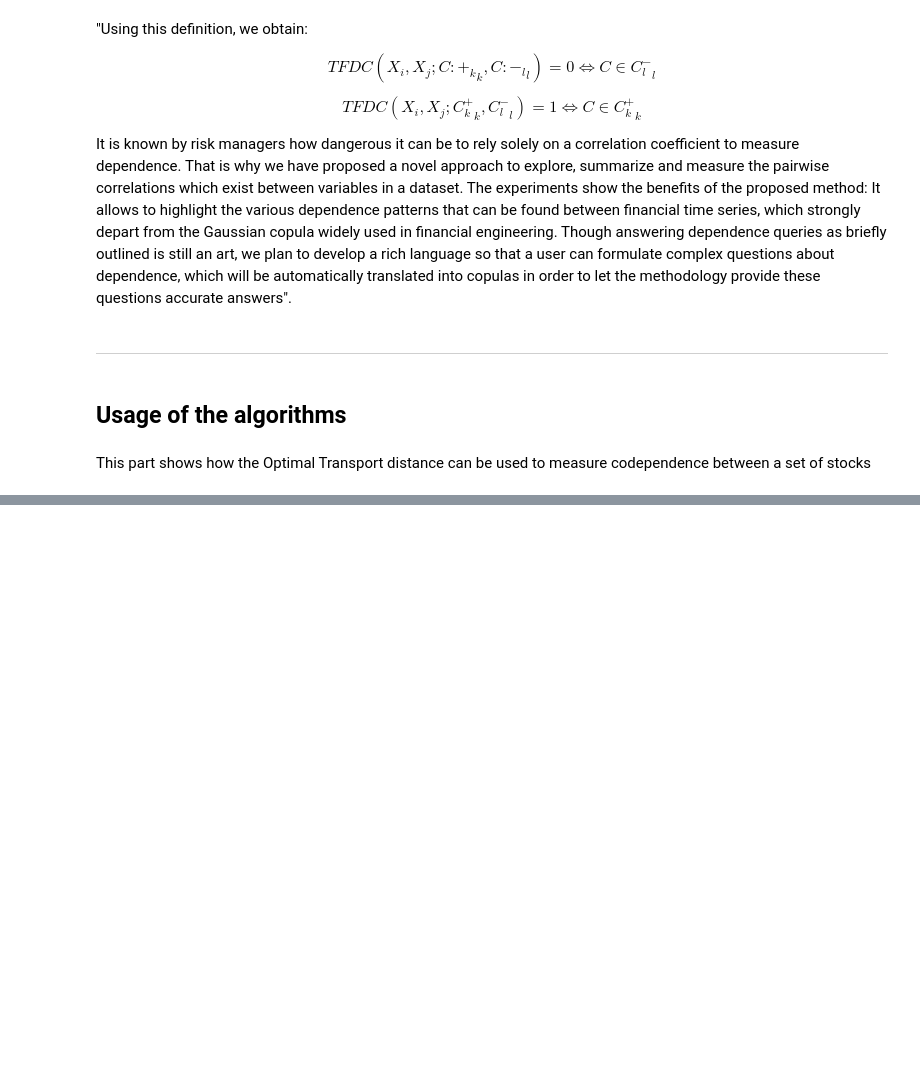
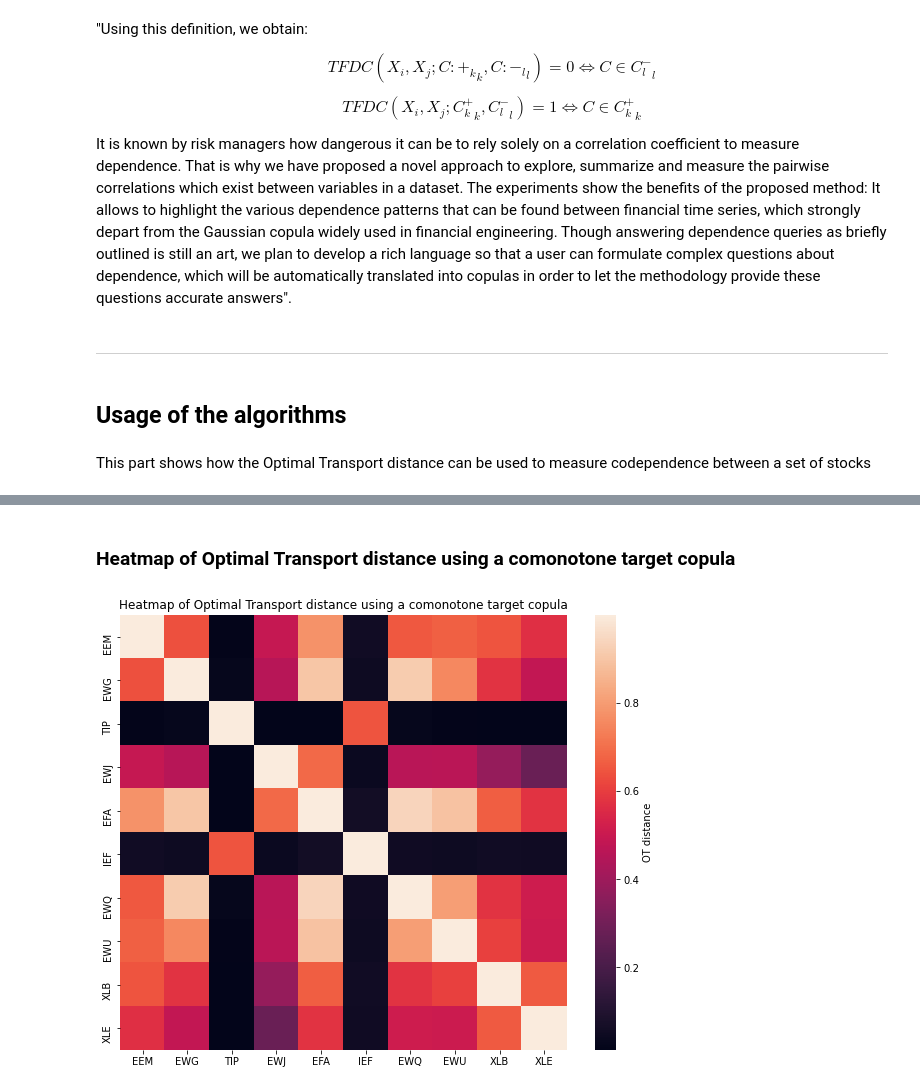
Before and after one commit to supriseDr/research, a Jupyter notebook: Codependence/Optimal Transport/optimal_transport.ipynb, the cells around one changed output, grey strips where cells are left out. Drawn from its saved outputs; the diff is of its cells as text; code cells hidden in the pictures; blank space fills up the shorter version.

```diff
--- a/Codependence/Optimal Transport/optimal_transport.ipynb
+++ b/Codependence/Optimal Transport/optimal_transport.ipynb
@@ -162,0 +166,9 @@ This part shows how the Optimal Transport distance can be used to measure codepe
+# %%
+# Loading the dataset of stocks
+stocks = pd.read_csv('../../Sample-Data/stock_prices.csv')
+stocks.set_index('Date', inplace=True)
+stocks.index = pd.to_datetime(stocks.index)
+
+# Taking first 10 stocks for better output visualization
+stocks = stocks.iloc[:,0:10]
+stocks.head()
@@ -162,0 +183,9 @@ This part shows how the Optimal Transport distance can be used to measure codepe
+# %%
+# Calculating returns of a given dataset of stocks
+
+# Class containing needed function
+ret_est = ml.portfolio_optimization.ReturnsEstimators()
+
+# Calculating returns
+stocks_returns = ret_est.calculate_returns(stocks)
+stocks_returns.iloc[:,0:10].head()
@@ -162,0 +238,6 @@ This part shows how the Optimal Transport distance can be used to measure codepe
+# %%
+# Calculating Optimal Transport distance between all stocks using a comonotone target copula
+ot_matrix_comonotone = ml.codependence.get_dependence_matrix(stocks_returns, dependence_method='optimal_transport', target_dependence='comonotonicity')
+
+print('Optimal Transport distance matrix using a comonotone target copula:')
+ot_matrix_comonotone
@@ -162,0 +269,11 @@ This part shows how the Optimal Transport distance can be used to measure codepe
+# %% [markdown]
+### Heatmap of Optimal Transport distance using a comonotone target copula
+# %%
+# Plotting the heatmap
+fig, ax = plt.subplots(figsize=(10, 8))
+sns.heatmap(ot_matrix_comonotone, ax = ax, cbar_kws={'label': 'OT distance'})
+
+ax.set_title('Heatmap of Optimal Transport distance using a comonotone target copula')
+plt.show()
+# %% [output]
+[figure, added]
```
Also changed, not shown: parts of 27 cells of this notebook.
